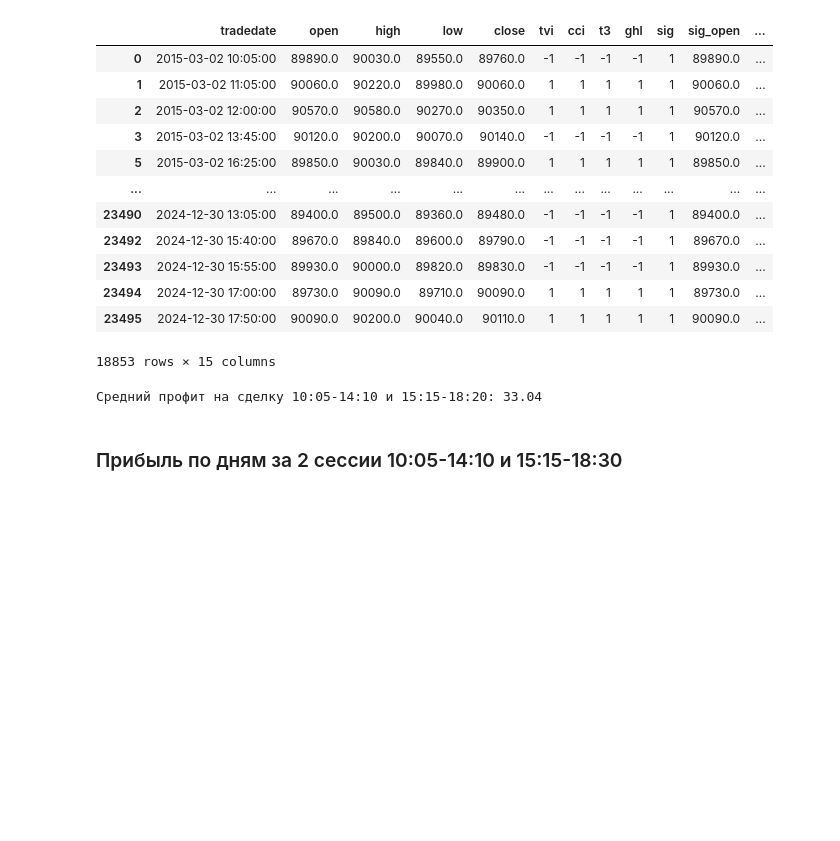
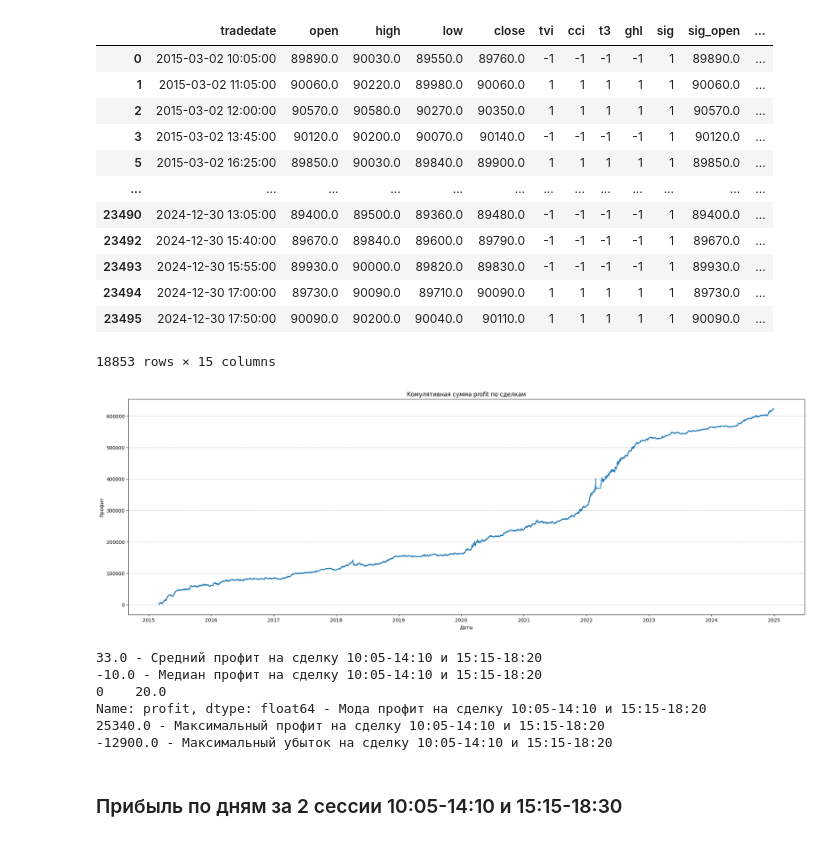
Before and after one commit to Alkor135/pj5_GMTS_trade_research, a Jupyter notebook: RTS_MOEX/RTS_исследования_времени_торговли.ipynb, the cells around one changed output. Cells and saved outputs as stored; diff of their text form; code cells hidden in the pictures; blank space fills up the shorter version.

```diff
--- a/RTS_MOEX/RTS_исследования_времени_торговли.ipynb
+++ b/RTS_MOEX/RTS_исследования_времени_торговли.ipynb
@@ -388,7 +388,7 @@ df_2 = df[
          (df["tradedate"].dt.time <= pd.to_datetime("14:10:00").time()) |
          (df["tradedate"].dt.time >= pd.to_datetime("15:15:00").time()) &
          (df["tradedate"].dt.time <= pd.to_datetime("18:30:00").time())
-]
+].copy()
 
 df_2
 # %% [output]
@@ -405,11 +405,32 @@ df_2
 | 23494 | 2024-12-30 17:00:00 | 89730.0 | 90090.0 | 89710.0 | 90090.0 | 1 | 1 | 1 | 1 | 1 | 89730.0 | ... |
 | 23495 | 2024-12-30 17:50:00 | 90090.0 | 90200.0 | 90040.0 | 90110.0 | 1 | 1 | 1 | 1 | 1 | 90090.0 | ... |
 18853 rows × 15 columns
-# %%
-# Средний профит на сделку
-print(f'Средний профит на сделку 10:05-14:10 и 15:15-18:20: {df_2['profit'].mean().round(2)}')
-# %% [output]
-Средний профит на сделку 10:05-14:10 и 15:15-18:20: 33.04
+# %%
+df_2['profit_cum'] = df_2['profit'].cumsum()
+
+plt.figure(figsize=(25, 8))
+sns.lineplot(data=df_2, x=df_2['tradedate'], y='profit_cum')
+plt.title('Комулятивная сумма profit по сделкам')
+plt.grid(axis='y', linestyle='--', linewidth=1.0, alpha=0.7)  # Только по оси Y
+plt.xlabel('Даты')
+plt.ylabel('Профит')
+plt.show()
+# %% [output]
+[figure, added]
+# %%
+# Средний профит на сделку
+print(f'{df_2['profit'].mean().round(1)} - Средний профит на сделку 10:05-14:10 и 15:15-18:20')
+print(f'{df_2['profit'].median()} - Медиан профит на сделку 10:05-14:10 и 15:15-18:20')
+print(f'{df_2['profit'].mode()} - Мода профит на сделку 10:05-14:10 и 15:15-18:20')
+print(f'{df_2['profit'].max()} - Максимальный профит на сделку 10:05-14:10 и 15:15-18:20')
+print(f'{df_2['profit'].min()} - Максимальный убыток на сделку 10:05-14:10 и 15:15-18:20')
+# %% [output]
+33.0 - Средний профит на сделку 10:05-14:10 и 15:15-18:20
+-10.0 - Медиан профит на сделку 10:05-14:10 и 15:15-18:20
+0    20.0
+Name: profit, dtype: float64 - Мода профит на сделку 10:05-14:10 и 15:15-18:20
+25340.0 - Максимальный профит на сделку 10:05-14:10 и 15:15-18:20
+-12900.0 - Максимальный убыток на сделку 10:05-14:10 и 15:15-18:20
 # %% [markdown]
 ### Прибыль по дням за 2 сессии 10:05-14:10 и 15:15-18:30
 # %%
```
Also changed, not shown: parts of 1 cell of this notebook.
